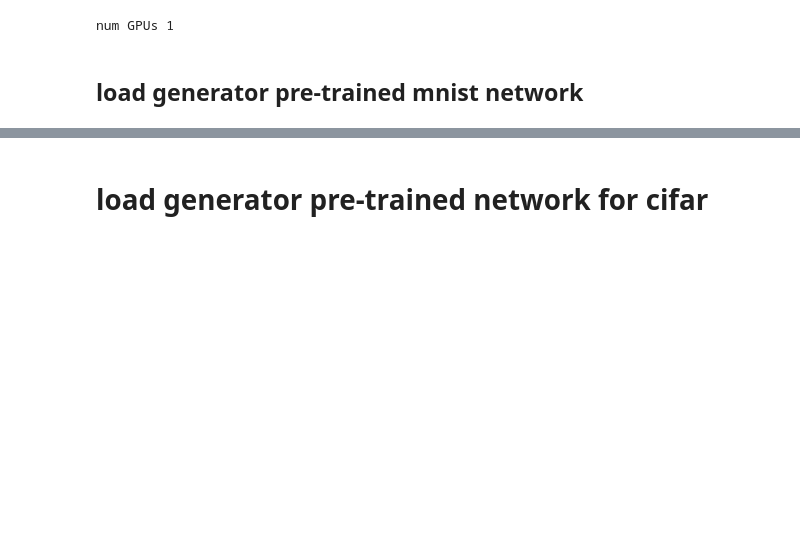
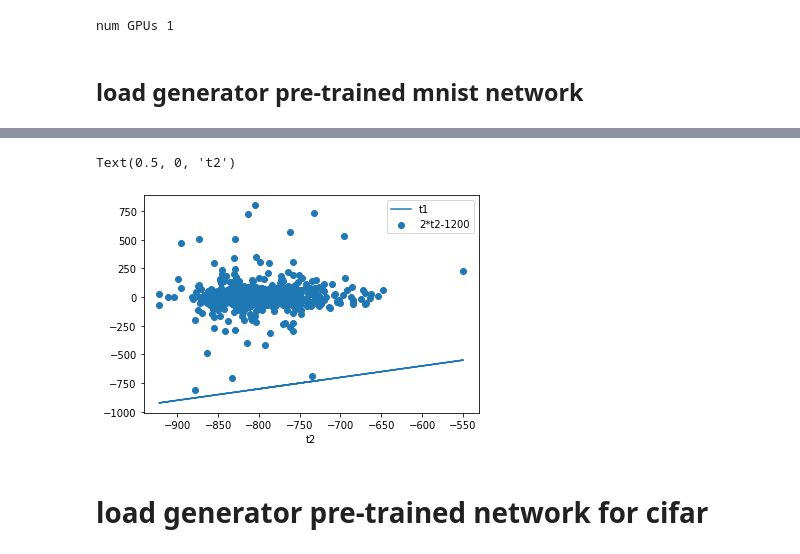
Before and after one commit to thanh-isu/ncsn, a Jupyter notebook: gans/upper_lower_bounds.ipynb, the cells around one changed output, grey strips where cells are left out. Cells and saved outputs as stored; diff of their text form; code cells hidden in the pictures; blank space fills up the shorter version.

```diff
--- a/gans/upper_lower_bounds.ipynb
+++ b/gans/upper_lower_bounds.ipynb
@@ -123,8 +125,8 @@ latent_size = 100
 for j in range(mc):
     z_t = Variable(torch.randn(1,latent_size,1,1).cuda(), requires_grad=False)
     z_j = Variable(torch.randn(1,latent_size,1,1).cuda(), requires_grad=True)
-    dfmat = dfdz(G,z_j).to('cuda')
-    inp1 = torch.matmul(dfmat.T,(G(z_j).view(-1)-G(z_t).view(-1)))
+    dfmat = dfdz(G1,z_j).to('cuda')
+    inp1 = torch.matmul(dfmat.T,(G1(z_j).view(-1)-G1(z_t).view(-1)))
     inp2 = torch.matmul(inp1.T,z_j.squeeze()-z_true.squeeze())
     y3.append(inp2.detach().cpu().numpy())
     normzdiff = torch.norm(z_j-z_true)**2
@@ -132,14 +134,19 @@ for j in range(mc):
 # %%
 yy = []
 xx = []
-beta = 1000
-alpha = 5
+beta = 1200
+alpha = 2
 for i in range(mc):
     yy.append(y3[i])
     xx.append(alpha*y4[i]- beta)
 # %%
 plt.scatter(xx,yy)
 plt.plot(xx,xx)
+plt.legend(['t1',str(alpha)+'*t2-'+str(beta)])
+plt.xlabel('t2')
+# %% [output]
+Text(0.5, 0, 't2')
+[figure, added]
 # %% [markdown]
 # load generator pre-trained network for cifar
 # %%
```
Also changed, not shown: parts of 10 cells of this notebook, 1 other file.
